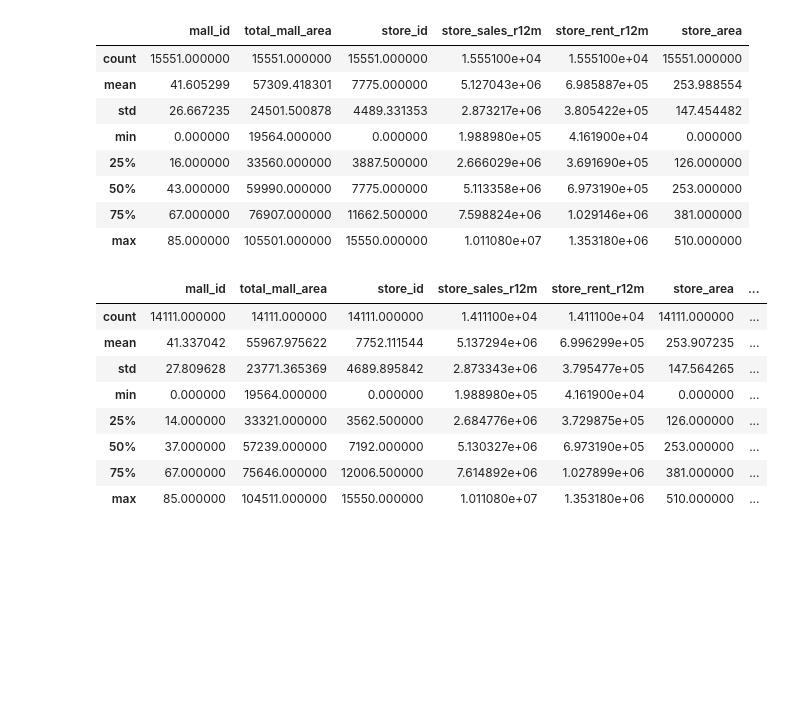
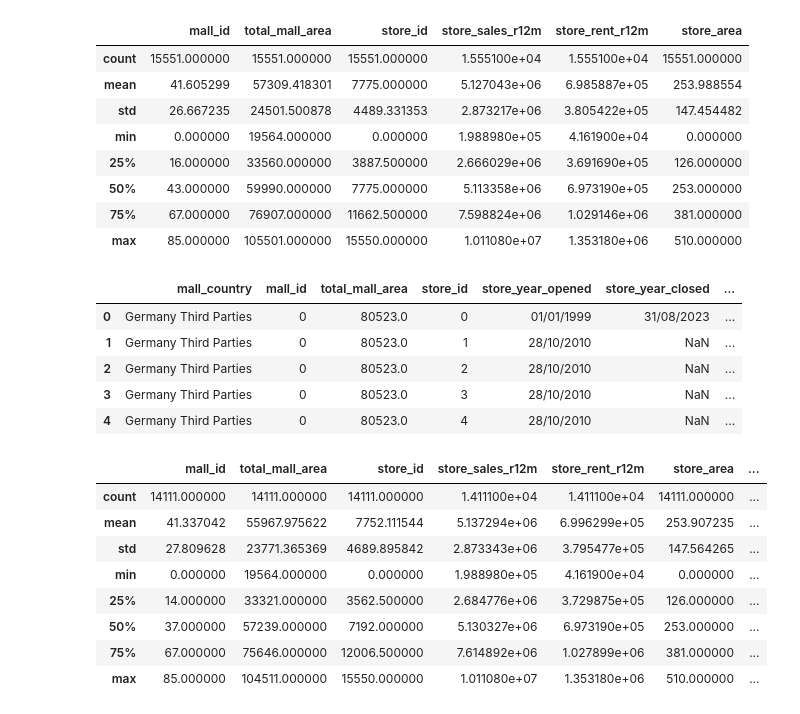
Before and after one commit to JokyHub/Data-Challenge-URW-HEC, a Jupyter notebook: notebooks/notebook-eda.ipynb, the cells around one changed output. Drawn from its saved outputs; the diff is of its cells as text; code cells hidden in the pictures; blank space fills up the shorter version.

```diff
--- a/notebooks/notebook-eda.ipynb
+++ b/notebooks/notebook-eda.ipynb
@@ -200,6 +200,15 @@ mall_store_data.describe()
 | 50% | 43.000000 | 59990.000000 | 7775.000000 | 5.113358e+06 | 6.973190e+05 | 253.000000 |
 | 75% | 67.000000 | 76907.000000 | 11662.500000 | 7.598824e+06 | 1.029146e+06 | 381.000000 |
 | max | 85.000000 | 105501.000000 | 15550.000000 | 1.011080e+07 | 1.353180e+06 | 510.000000 |
+# %%
+mall_store_data.head()
+# %% [output]
+|  | mall_country | mall_id | total_mall_area | store_id | store_year_opened | store_year_closed | ... |
+| 0 | Germany Third Parties | 0 | 80523.0 | 0 | 01/01/1999 | 31/08/2023 | ... |
+| 1 | Germany Third Parties | 0 | 80523.0 | 1 | 28/10/2010 | NaN | ... |
+| 2 | Germany Third Parties | 0 | 80523.0 | 2 | 28/10/2010 | NaN | ... |
+| 3 | Germany Third Parties | 0 | 80523.0 | 3 | 28/10/2010 | NaN | ... |
+| 4 | Germany Third Parties | 0 | 80523.0 | 4 | 28/10/2010 | NaN | ... |
 # %%
 # Let's add the cost data of all stores to the mall_store_data
 mall_store_cost_data = pd.merge(mall_store_data, cost_data, on='store_id', how='inner')
```
